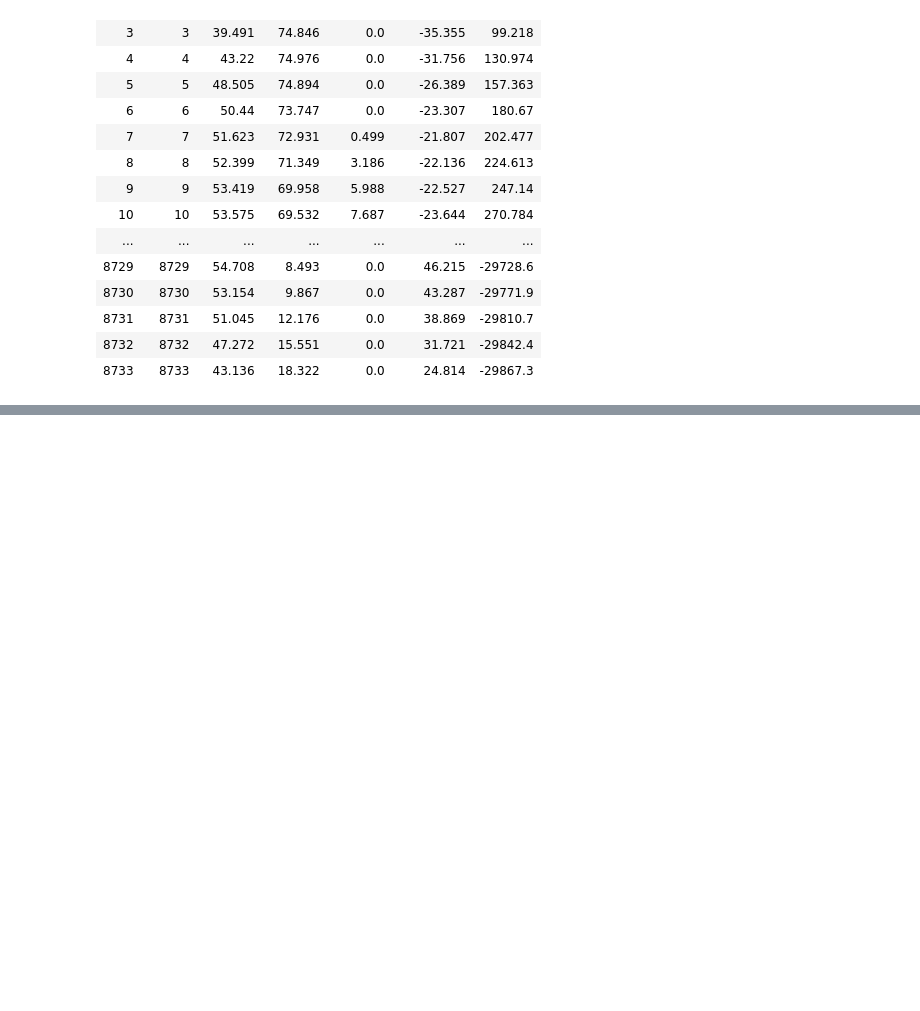
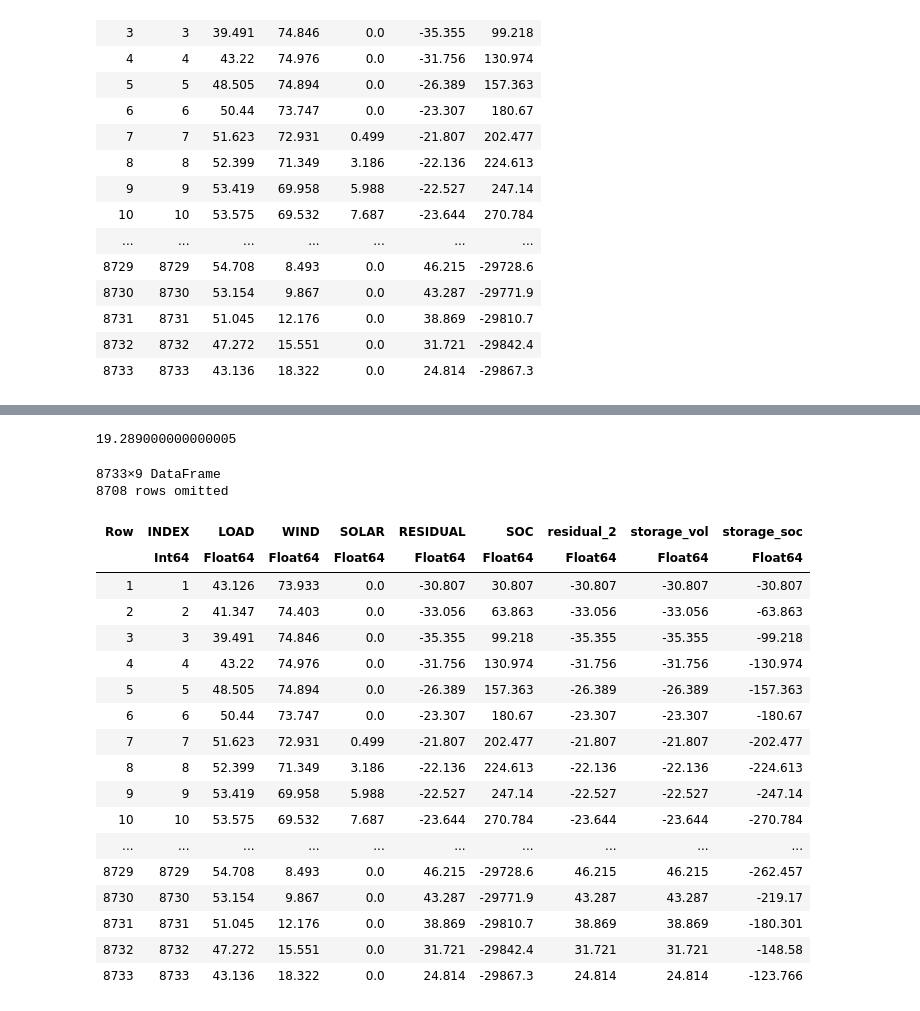
Before and after one commit to GraemeHawker/residual_storage, a Jupyter notebook: single_store.ipynb, the cells around one changed output, grey strips where cells are left out. Drawn from its saved outputs; the diff is of its cells as text; code cells hidden in the pictures; blank space fills up the shorter version.

```diff
--- a/single_store.ipynb
+++ b/single_store.ipynb
@@ -31,0 +111,31 @@ DataFrame(CSV.File("2030_residual_demand_ts.csv"))
+# %%
+# find positive residual volume that matches negative energy
+adequacy_level = last(filter(:cum_excess_vol => n -> n<total_excess*-1, sorted_residual_df)[!, :residual_2])
+adequacy_level
+# %% [output]
+19.289000000000005
+# %%
+antares_df = transform(antares_df, :residual_2 => ByRow(x -> x*!((x>0)&&(x<=adequacy_level))) => :storage_vol)
+antares_df[!, :storage_soc] = cumsum(antares_df[!, :storage_vol])
+antares_df
+# %% [output]
+8733×9 DataFrame
+8708 rows omitted
+| Row | INDEX | LOAD | WIND | SOLAR | RESIDUAL | SOC | residual_2 | storage_vol | storage_soc |
+|  | Int64 | Float64 | Float64 | Float64 | Float64 | Float64 | Float64 | Float64 | Float64 |
+| 1 | 1 | 43.126 | 73.933 | 0.0 | -30.807 | 30.807 | -30.807 | -30.807 | -30.807 |
+| 2 | 2 | 41.347 | 74.403 | 0.0 | -33.056 | 63.863 | -33.056 | -33.056 | -63.863 |
+| 3 | 3 | 39.491 | 74.846 | 0.0 | -35.355 | 99.218 | -35.355 | -35.355 | -99.218 |
+| 4 | 4 | 43.22 | 74.976 | 0.0 | -31.756 | 130.974 | -31.756 | -31.756 | -130.974 |
+| 5 | 5 | 48.505 | 74.894 | 0.0 | -26.389 | 157.363 | -26.389 | -26.389 | -157.363 |
+| 6 | 6 | 50.44 | 73.747 | 0.0 | -23.307 | 180.67 | -23.307 | -23.307 | -180.67 |
+| 7 | 7 | 51.623 | 72.931 | 0.499 | -21.807 | 202.477 | -21.807 | -21.807 | -202.477 |
+| 8 | 8 | 52.399 | 71.349 | 3.186 | -22.136 | 224.613 | -22.136 | -22.136 | -224.613 |
+| 9 | 9 | 53.419 | 69.958 | 5.988 | -22.527 | 247.14 | -22.527 | -22.527 | -247.14 |
+| 10 | 10 | 53.575 | 69.532 | 7.687 | -23.644 | 270.784 | -23.644 | -23.644 | -270.784 |
+| ... | ... | ... | ... | ... | ... | ... | ... | ... | ... |
+| 8729 | 8729 | 54.708 | 8.493 | 0.0 | 46.215 | -29728.6 | 46.215 | 46.215 | -262.457 |
+| 8730 | 8730 | 53.154 | 9.867 | 0.0 | 43.287 | -29771.9 | 43.287 | 43.287 | -219.17 |
+| 8731 | 8731 | 51.045 | 12.176 | 0.0 | 38.869 | -29810.7 | 38.869 | 38.869 | -180.301 |
+| 8732 | 8732 | 47.272 | 15.551 | 0.0 | 31.721 | -29842.4 | 31.721 | 31.721 | -148.58 |
+| 8733 | 8733 | 43.136 | 18.322 | 0.0 | 24.814 | -29867.3 | 24.814 | 24.814 | -123.766 |
```
Also changed, not shown: parts of 11 cells of this notebook.
